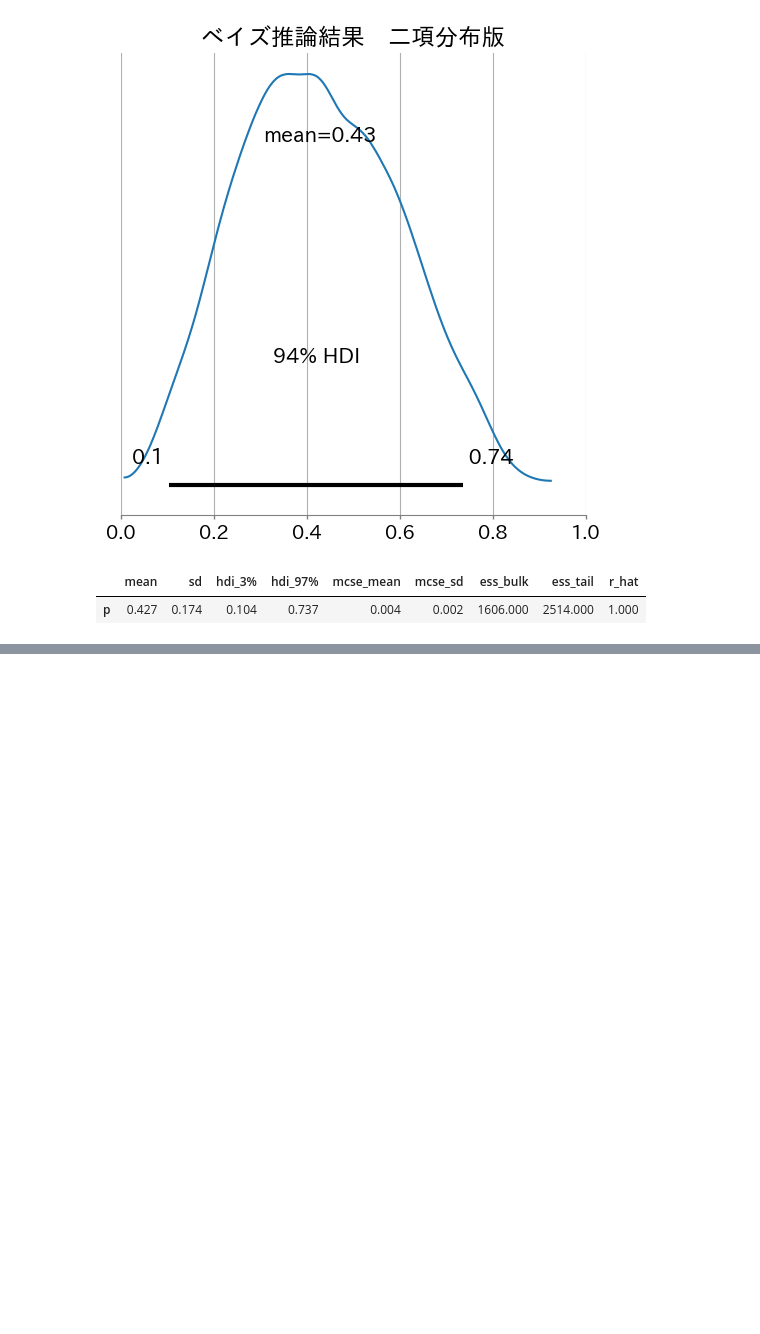
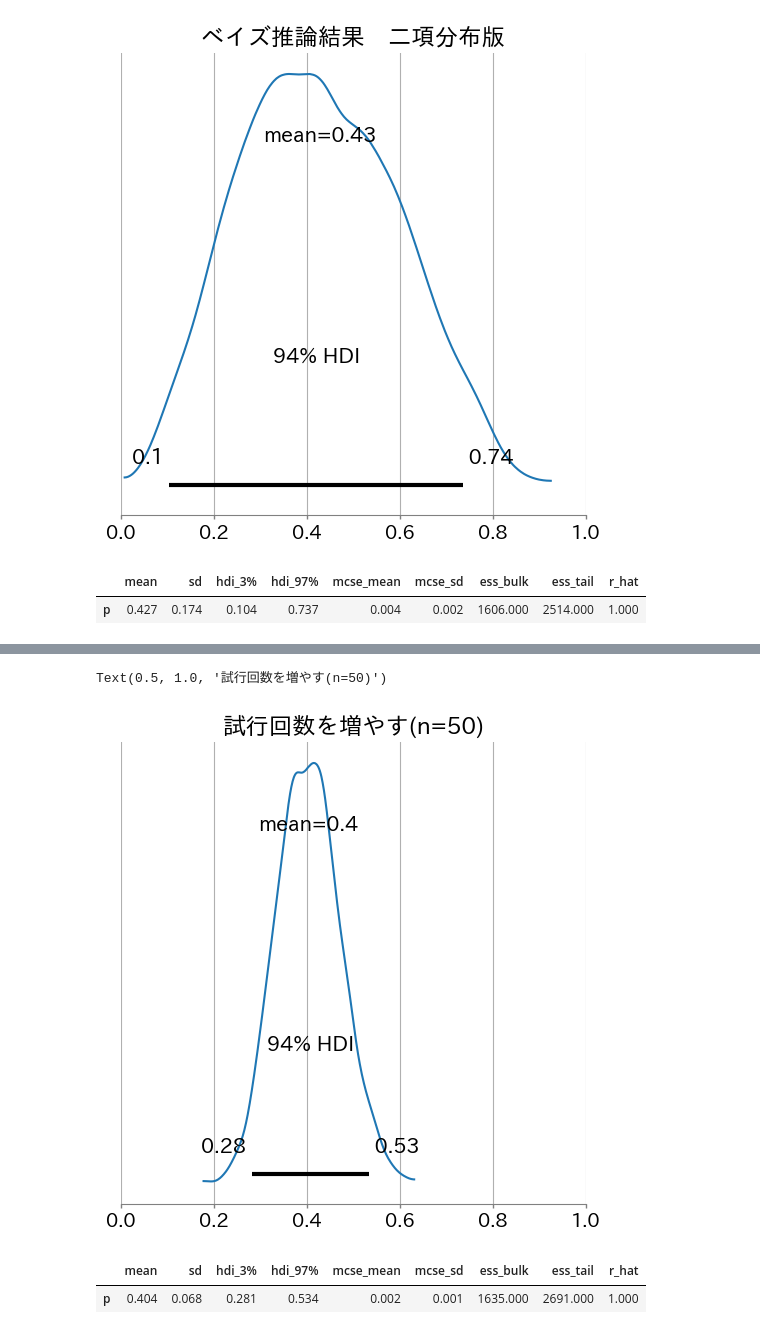
Before and after one commit to maton369/Bayesian_Inference_Practice, a Jupyter notebook: 4章_はじめてのベイズ推論実習.ipynb, the cells around one changed output, grey strips where cells are left out. Drawn from its saved outputs; the diff is of its cells as text; code cells hidden in the pictures; blank space fills up the shorter version.

```diff
--- a/4章_はじめてのベイズ推論実習.ipynb
+++ b/4章_はじめてのベイズ推論実習.ipynb
@@ -921,0 +1043,14 @@ display(summary2)
+# %%
+plt.rcParams["figure.figsize"] = (6, 6)
+ax = az.plot_posterior(idata3)
+ax.set_xlim(0, 1)
+ax.set_title("試行回数を増やす(n=50)")
+# %% [output]
+Text(0.5, 1.0, '試行回数を増やす(n=50)')
+[figure, added]
+# %%
+summary3 = az.summary(idata3)
+display(summary3)
+# %% [output]
+|  | mean | sd | hdi_3% | hdi_97% | mcse_mean | mcse_sd | ess_bulk | ess_tail | r_hat |
+| p | 0.404 | 0.068 | 0.281 | 0.534 | 0.002 | 0.001 | 1635.000 | 2691.000 | 1.000 |
```
Also changed, not shown: parts of 4 cells of this notebook.
